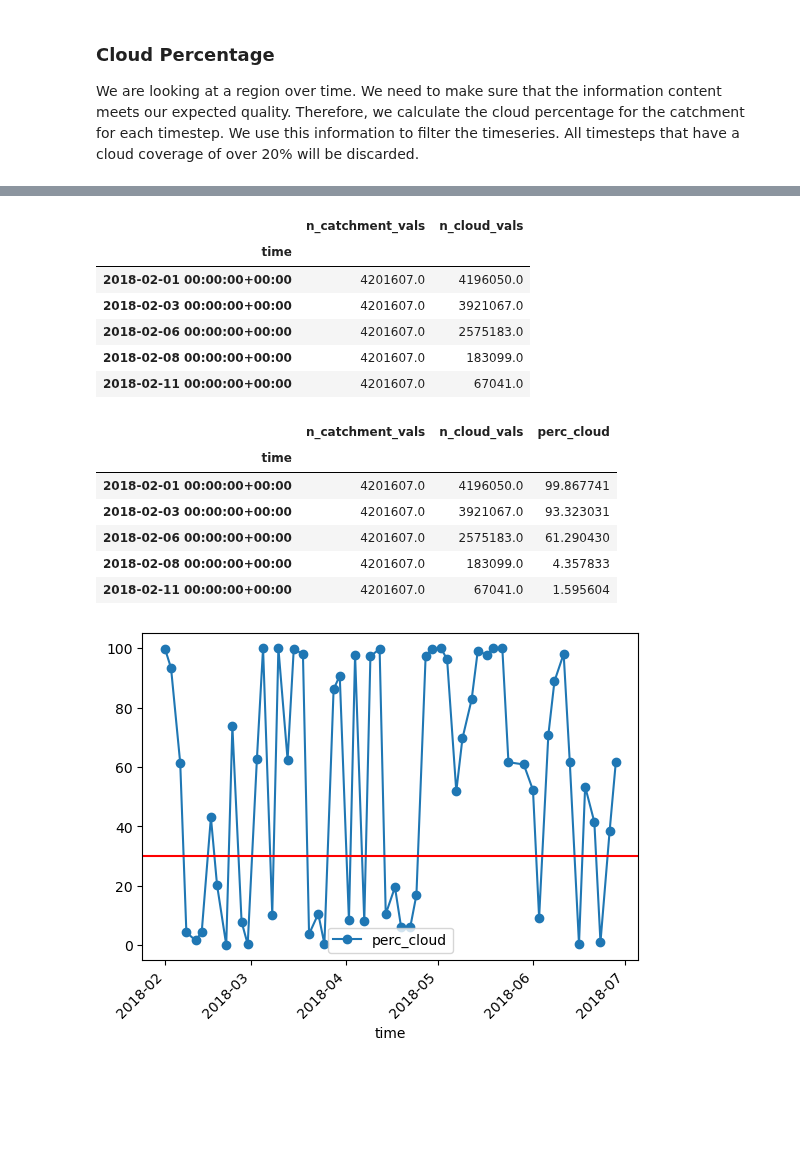
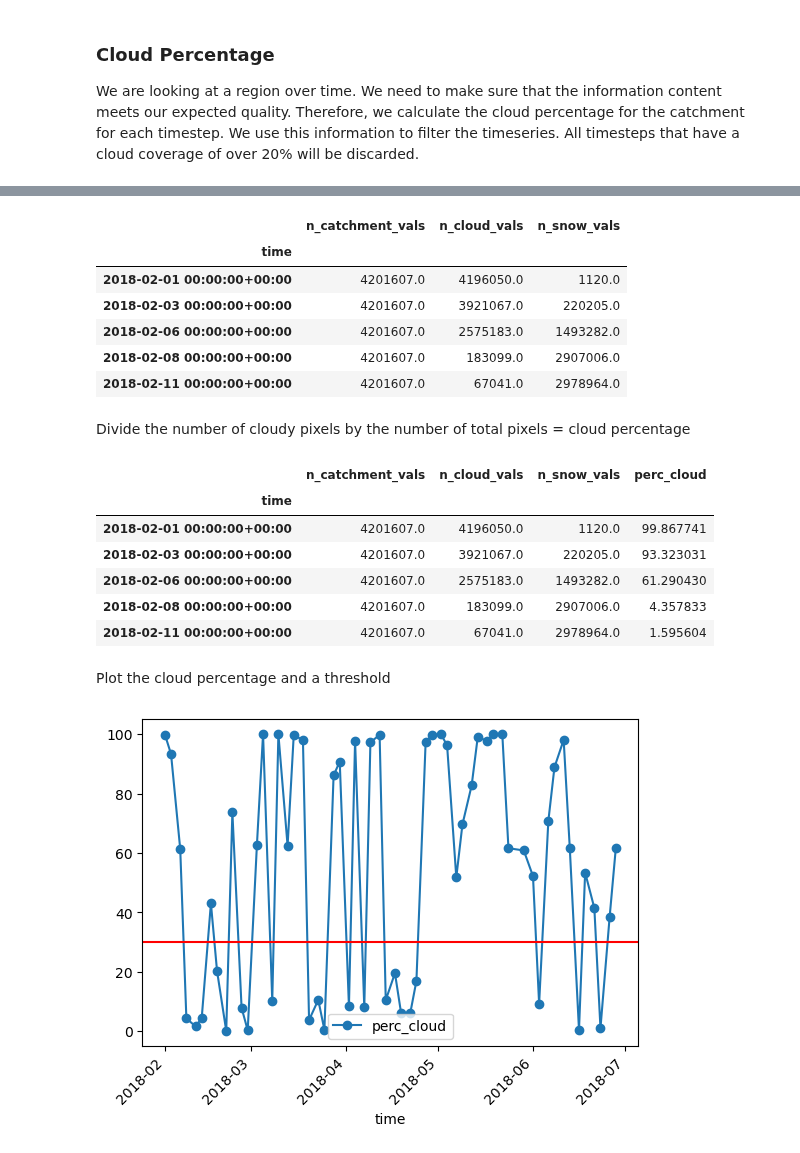
Before and after one commit to EO-College/cubes-and-clouds, a Jupyter notebook: lectures/3.1_data_processing/exercises/31_data_processing_cdse.ipynb, the cells around one changed output, grey strips where cells are left out. Saved outputs shown, nothing was run; the diff lists cells and outputs as text; code cells hidden in the pictures; blank space fills up the shorter version.

```diff
--- a/lectures/3.1_data_processing/exercises/31_data_processing_cdse.ipynb
+++ b/lectures/3.1_data_processing/exercises/31_data_processing_cdse.ipynb
@@ -212,0 +198,14 @@ job.start_job()
+# %%
+# get number of all pixels in catchment
+# get number of cloud pixels in catchment
+n_catchment = ((snowmap_cloudfree > -1) * 1.0).add_dimension(name="bands",type="bands",label="n_catchment")
+
+n_cloud = cloud_mask.add_dimension(name="bands",type="bands",label="n_cloud")
+
+# get number of snow pixels in catchment
+n_snow = ((snowmap_cloudfree == 1) * 1.0).add_dimension(name="bands",type="bands",label="n_snow")
+
+n_catchment_cloud_snow = n_catchment.merge_cubes(n_cloud).merge_cubes(n_snow)
+
+n_pixels = n_catchment_cloud_snow.aggregate_spatial(geometries = catchment_outline['geometry'][0], reducer = 'sum')
+n_pixels
@@ -237,34 +244,39 @@ list(n_pixels_json.items())[:5]
 dates = [k for k in n_pixels_json]
 n_catchment_vals = [n_pixels_json[k][0][0] for k in n_pixels_json]
 n_cloud_vals = [n_pixels_json[k][0][1] for k in n_pixels_json]
+n_snow_vals = [n_pixels_json[k][0][2] for k in n_pixels_json]
 # %%
 data = {
         "time":pd.to_datetime(dates),
         "n_catchment_vals":n_catchment_vals,
-        "n_cloud_vals":n_cloud_vals
+        "n_cloud_vals":n_cloud_vals,
+        "n_snow_vals":n_snow_vals
        }
 df = pd.DataFrame(data=data).set_index("time")
 df = df.sort_values(axis=0,by="time")
 df[:5]
 # %% [output]
-|  | n_catchment_vals | n_cloud_vals |
-| time |  |  |
-| 2018-02-01 00:00:00+00:00 | 4201607.0 | 4196050.0 |
-| 2018-02-03 00:00:00+00:00 | 4201607.0 | 3921067.0 |
-| 2018-02-06 00:00:00+00:00 | 4201607.0 | 2575183.0 |
-| 2018-02-08 00:00:00+00:00 | 4201607.0 | 183099.0 |
-| 2018-02-11 00:00:00+00:00 | 4201607.0 | 67041.0 |
+|  | n_catchment_vals | n_cloud_vals | n_snow_vals |
+| time |  |  |  |
+| 2018-02-01 00:00:00+00:00 | 4201607.0 | 4196050.0 | 1120.0 |
+| 2018-02-03 00:00:00+00:00 | 4201607.0 | 3921067.0 | 220205.0 |
+| 2018-02-06 00:00:00+00:00 | 4201607.0 | 2575183.0 | 1493282.0 |
+| 2018-02-08 00:00:00+00:00 | 4201607.0 | 183099.0 | 2907006.0 |
+| 2018-02-11 00:00:00+00:00 | 4201607.0 | 67041.0 | 2978964.0 |
+# %% [markdown]
+Divide the number of cloudy pixels by the number of total pixels = cloud percentage
 # %%
-# divide the number of cloudy pixels by the number of total pixels = cloud percentage
 perc_cloud = df["n_cloud_vals"].values / df["n_catchment_vals"].values * 100
 df["perc_cloud"] = perc_cloud
 df[:5]
 # %% [output]
-|  | n_catchment_vals | n_cloud_vals | perc_cloud |
-| time |  |  |  |
-| 2018-02-01 00:00:00+00:00 | 4201607.0 | 4196050.0 | 99.867741 |
-| 2018-02-03 00:00:00+00:00 | 4201607.0 | 3921067.0 | 93.323031 |
-| 2018-02-06 00:00:00+00:00 | 4201607.0 | 2575183.0 | 61.290430 |
-| 2018-02-08 00:00:00+00:00 | 4201607.0 | 183099.0 | 4.357833 |
-| 2018-02-11 00:00:00+00:00 | 4201607.0 | 67041.0 | 1.595604 |
+|  | n_catchment_vals | n_cloud_vals | n_snow_vals | perc_cloud |
+| time |  |  |  |  |
+| 2018-02-01 00:00:00+00:00 | 4201607.0 | 4196050.0 | 1120.0 | 99.867741 |
+| 2018-02-03 00:00:00+00:00 | 4201607.0 | 3921067.0 | 220205.0 | 93.323031 |
+| 2018-02-06 00:00:00+00:00 | 4201607.0 | 2575183.0 | 1493282.0 | 61.290430 |
+| 2018-02-08 00:00:00+00:00 | 4201607.0 | 183099.0 | 2907006.0 | 4.357833 |
+| 2018-02-11 00:00:00+00:00 | 4201607.0 | 67041.0 | 2978964.0 | 1.595604 |
+# %% [markdown]
+Plot the cloud percentage and a threshold
 # %%
```
Also changed, not shown: parts of 22 cells of this notebook, 1 other file.
